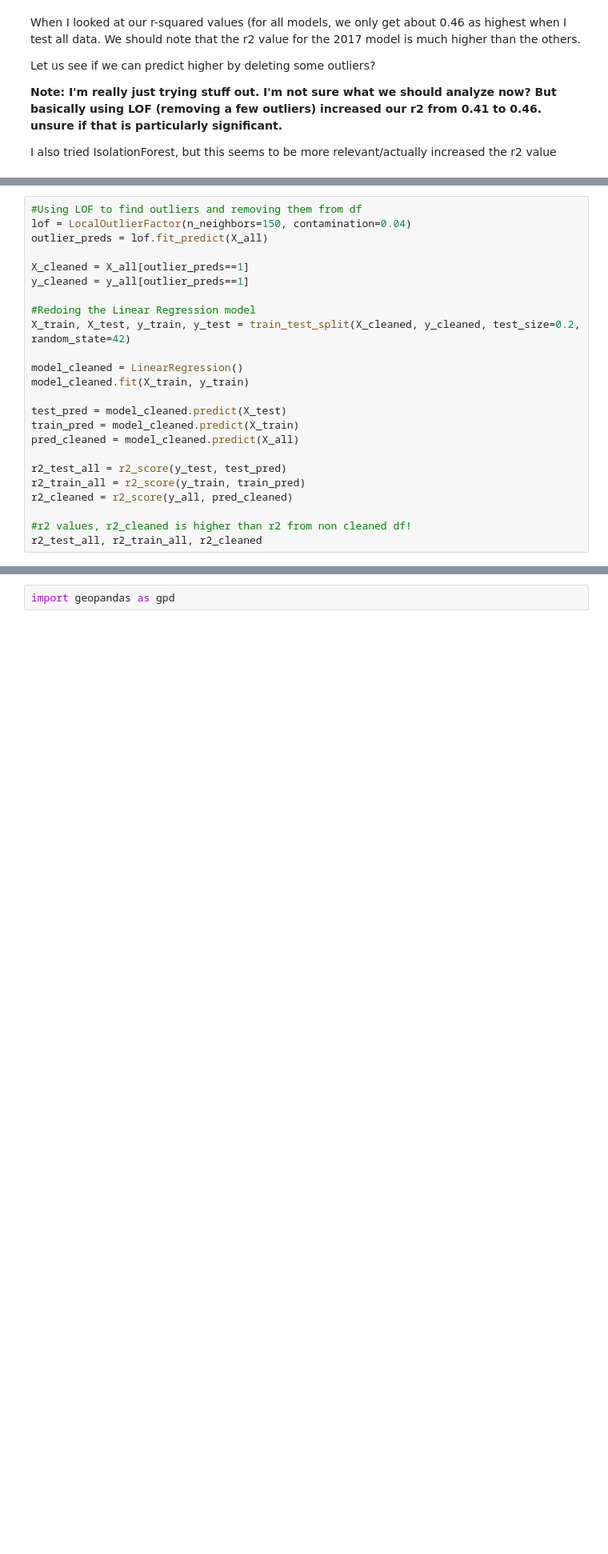
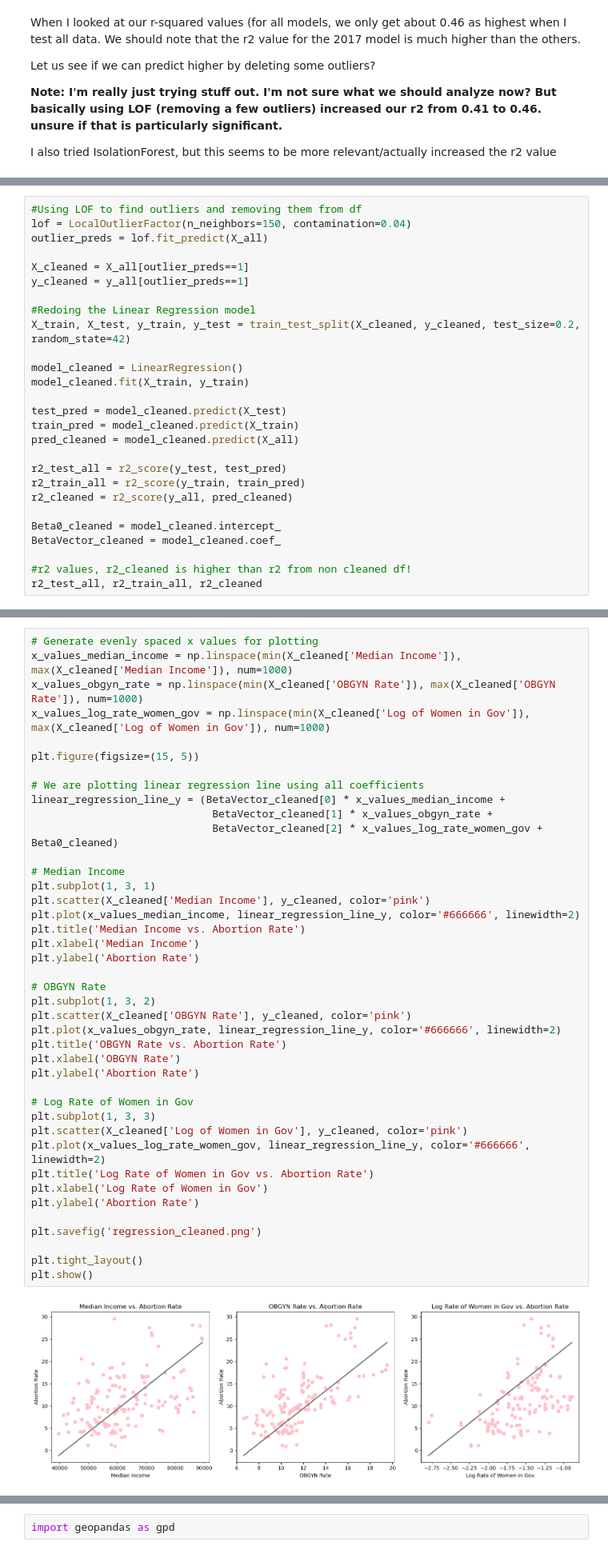
Before and after one commit to COGS108/Group070_WI24, a Jupyter notebook: FinalProject_Group070_WI24.ipynb, the cells around one changed output, grey strips where cells are left out. Shown at 80% size. Cells and saved outputs as stored; diff of their text form; blank space fills up the shorter version.

```diff
--- a/FinalProject_Group070_WI24.ipynb
+++ b/FinalProject_Group070_WI24.ipynb
@@ -1055,6 +1206,9 @@ r2_test_all = r2_score(y_test, test_pred)
 r2_train_all = r2_score(y_train, train_pred)
 r2_cleaned = r2_score(y_all, pred_cleaned)
 
+Beta0_cleaned = model_cleaned.intercept_
+BetaVector_cleaned = model_cleaned.coef_
+
 #r2 values, r2_cleaned is higher than r2 from non cleaned df!
 r2_test_all, r2_train_all, r2_cleaned
 # %% [output]
@@ -1062,3 +1216,46 @@ r2_test_all, r2_train_all, r2_cleaned
+# %%
+# Generate evenly spaced x values for plotting
+x_values_median_income = np.linspace(min(X_cleaned['Median Income']), max(X_cleaned['Median Income']), num=1000)
+x_values_obgyn_rate = np.linspace(min(X_cleaned['OBGYN Rate']), max(X_cleaned['OBGYN Rate']), num=1000)
+x_values_log_rate_women_gov = np.linspace(min(X_cleaned['Log of Women in Gov']), max(X_cleaned['Log of Women in Gov']), num=1000)
+
+plt.figure(figsize=(15, 5))
+
+# We are plotting linear regression line using all coefficients
+linear_regression_line_y = (BetaVector_cleaned[0] * x_values_median_income +
+                             BetaVector_cleaned[1] * x_values_obgyn_rate +
+                             BetaVector_cleaned[2] * x_values_log_rate_women_gov + Beta0_cleaned)
+
+# Median Income
+plt.subplot(1, 3, 1)
+plt.scatter(X_cleaned['Median Income'], y_cleaned, color='pink')
+plt.plot(x_values_median_income, linear_regression_line_y, color='#666666', linewidth=2)
+plt.title('Median Income vs. Abortion Rate')
+plt.xlabel('Median Income')
+plt.ylabel('Abortion Rate')
+
+# OBGYN Rate
+plt.subplot(1, 3, 2)
+plt.scatter(X_cleaned['OBGYN Rate'], y_cleaned, color='pink')
+plt.plot(x_values_obgyn_rate, linear_regression_line_y, color='#666666', linewidth=2)
+plt.title('OBGYN Rate vs. Abortion Rate')
+plt.xlabel('OBGYN Rate')
+plt.ylabel('Abortion Rate')
+
+# Log Rate of Women in Gov
+plt.subplot(1, 3, 3)
+plt.scatter(X_cleaned['Log of Women in Gov'], y_cleaned, color='pink')
+plt.plot(x_values_log_rate_women_gov, linear_regression_line_y, color='#666666', linewidth=2)
+plt.title('Log Rate of Women in Gov vs. Abortion Rate')
+plt.xlabel('Log Rate of Women in Gov')
+plt.ylabel('Abortion Rate')
+
+plt.savefig('regression_cleaned.png')
+
+plt.tight_layout()
+plt.show()
+# %% [output]
+[figure, added]
 # %% [markdown]
 ## Further Analysis
 Another question we wanted to explore after picking our model was, are there any regions/states that our model predicts better than others?
```
Also changed, not shown: parts of 14 cells of this notebook, 1 other file.
